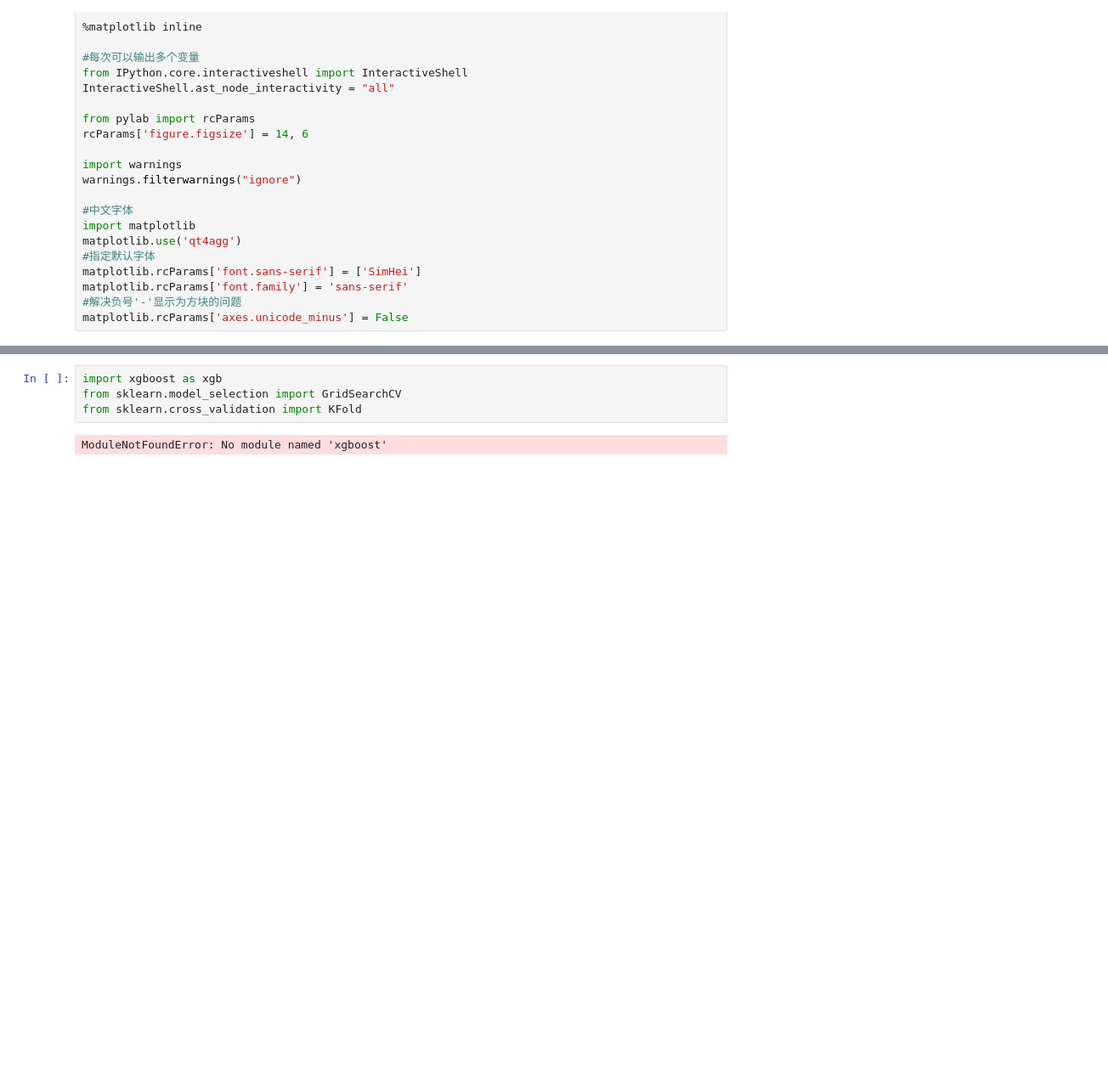
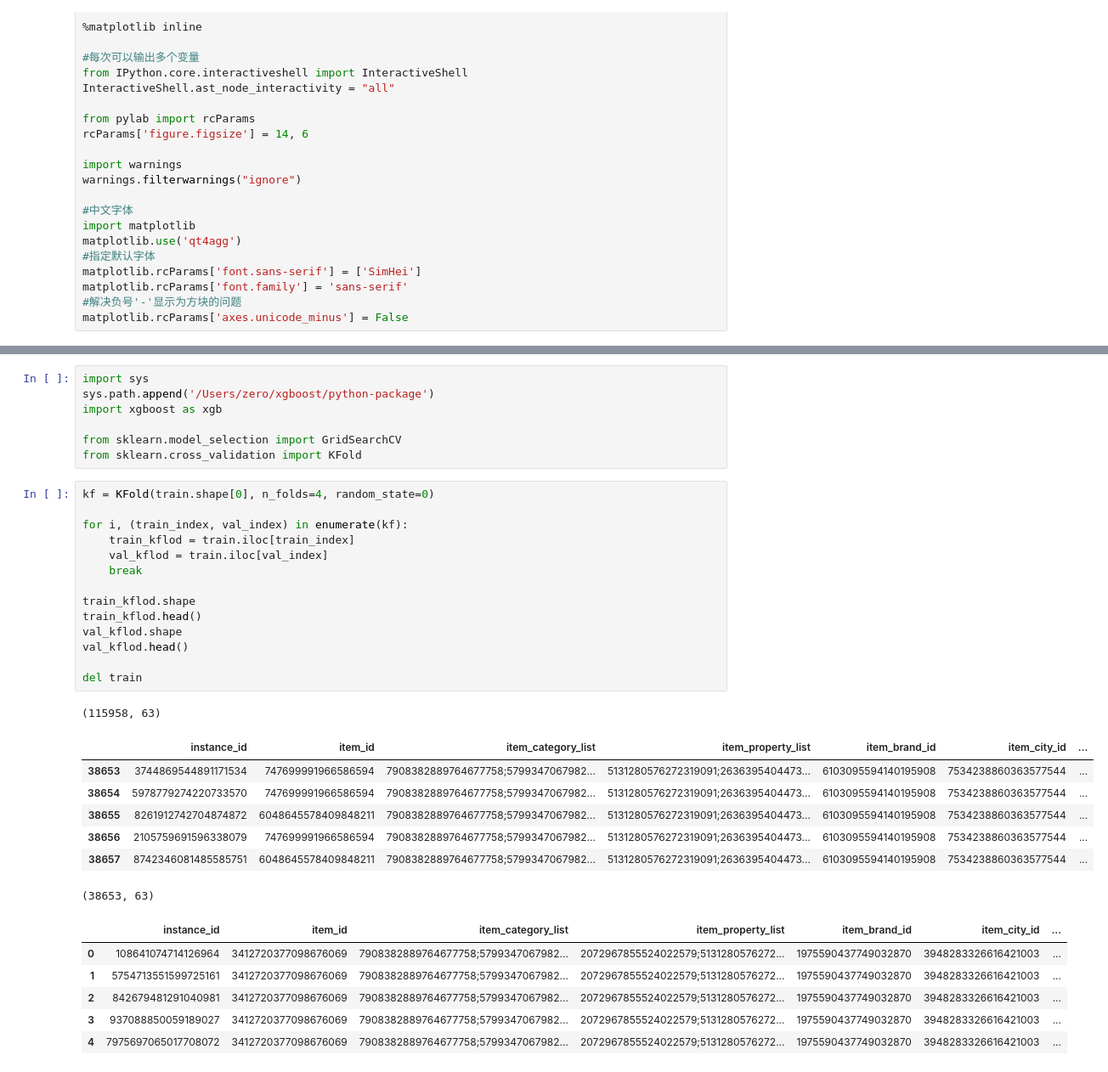
Before and after one commit to abcdddxy/kaggle, a Jupyter notebook: ALiMaMa/XGB.ipynb, the cells around one changed output, grey strips where cells are left out. Shown at 85% size. Saved outputs shown, nothing was run; the diff lists cells and outputs as text; blank space fills up the shorter version.

```diff
--- a/ALiMaMa/XGB.ipynb
+++ b/ALiMaMa/XGB.ipynb
@@ -66,6 +78,36 @@ train[predictors].head()
 # %%
+import sys
+sys.path.append('/Users/zero/xgboost/python-package')
 import xgboost as xgb
+
 from sklearn.model_selection import GridSearchCV
 from sklearn.cross_validation import KFold
-# %% [output]
-ModuleNotFoundError: No module named 'xgboost'
+# %%
+kf = KFold(train.shape[0], n_folds=4, random_state=0)
+
+for i, (train_index, val_index) in enumerate(kf):
+    train_kflod = train.iloc[train_index]
+    val_kflod = train.iloc[val_index]
+    break
+
+train_kflod.shape
+train_kflod.head()
+val_kflod.shape
+val_kflod.head()
+
+del train
+# %% [output]
+(115958, 63)
+|  | instance_id | item_id | item_category_list | item_property_list | item_brand_id | item_city_id | ... |
+| 38653 | 3744869544891171534 | 747699991966586594 | 7908382889764677758;5799347067982... | 5131280576272319091;2636395404473... | 6103095594140195908 | 7534238860363577544 | ... |
+| 38654 | 5978779274220733570 | 747699991966586594 | 7908382889764677758;5799347067982... | 5131280576272319091;2636395404473... | 6103095594140195908 | 7534238860363577544 | ... |
+| 38655 | 8261912742704874872 | 6048645578409848211 | 7908382889764677758;5799347067982... | 5131280576272319091;2636395404473... | 6103095594140195908 | 7534238860363577544 | ... |
+| 38656 | 2105759691596338079 | 747699991966586594 | 7908382889764677758;5799347067982... | 5131280576272319091;2636395404473... | 6103095594140195908 | 7534238860363577544 | ... |
+| 38657 | 8742346081485585751 | 6048645578409848211 | 7908382889764677758;5799347067982... | 5131280576272319091;2636395404473... | 6103095594140195908 | 7534238860363577544 | ... |
+(38653, 63)
+|  | instance_id | item_id | item_category_list | item_property_list | item_brand_id | item_city_id | ... |
+| 0 | 108641074714126964 | 3412720377098676069 | 7908382889764677758;5799347067982... | 2072967855524022579;5131280576272... | 1975590437749032870 | 3948283326616421003 | ... |
+| 1 | 5754713551599725161 | 3412720377098676069 | 7908382889764677758;5799347067982... | 2072967855524022579;5131280576272... | 1975590437749032870 | 3948283326616421003 | ... |
+| 2 | 842679481291040981 | 3412720377098676069 | 7908382889764677758;5799347067982... | 2072967855524022579;5131280576272... | 1975590437749032870 | 3948283326616421003 | ... |
+| 3 | 937088850059189027 | 3412720377098676069 | 7908382889764677758;5799347067982... | 2072967855524022579;5131280576272... | 1975590437749032870 | 3948283326616421003 | ... |
+| 4 | 7975697065017708072 | 3412720377098676069 | 7908382889764677758;5799347067982... | 2072967855524022579;5131280576272... | 1975590437749032870 | 3948283326616421003 | ... |
```
Also changed, not shown: parts of 9 cells of this notebook, 1 other file.
